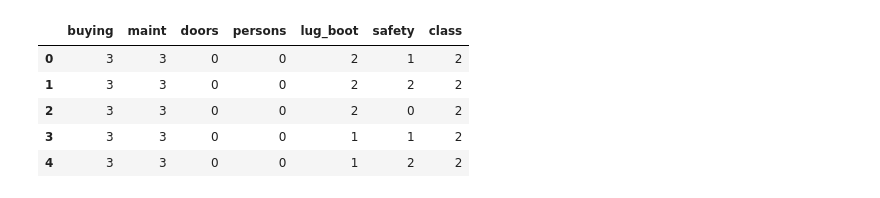
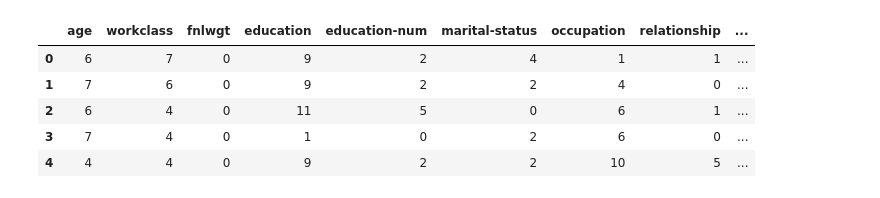
Before and after one commit to tulip-lab/ganblr, a Jupyter notebook: usage_example.ipynb, the cells around one changed output. Saved outputs shown, nothing was run; the diff lists cells and outputs as text; code cells hidden in the pictures.

```diff
--- a/usage_example.ipynb
+++ b/usage_example.ipynb
@@ -1,20 +1,20 @@
 # %%
 import numpy as np
-from sklearn.preprocessing import OrdinalEncoder
+from sklearn.preprocessing import OrdinalEncoder, LabelEncoder
 from sklearn.model_selection import train_test_split
 from ganblr.utils import get_demo_data
 import warnings
 warnings.filterwarnings('ignore')
 
-df = get_demo_data('car') #Optional: adult or car
+df = get_demo_data('adult') #Optional: adult or car
 df.head()
 # %% [output]
-|  | buying | maint | doors | persons | lug_boot | safety | class |
-| 0 | 3 | 3 | 0 | 0 | 2 | 1 | 2 |
-| 1 | 3 | 3 | 0 | 0 | 2 | 2 | 2 |
-| 2 | 3 | 3 | 0 | 0 | 2 | 0 | 2 |
-| 3 | 3 | 3 | 0 | 0 | 1 | 1 | 2 |
-| 4 | 3 | 3 | 0 | 0 | 1 | 2 | 2 |
+|  | age | workclass | fnlwgt | education | education-num | marital-status | occupation | relationship | ... |
+| 0 | 6 | 7 | 0 | 9 | 2 | 4 | 1 | 1 | ... |
+| 1 | 7 | 6 | 0 | 9 | 2 | 2 | 4 | 0 | ... |
+| 2 | 6 | 4 | 0 | 11 | 5 | 0 | 6 | 1 | ... |
+| 3 | 7 | 4 | 0 | 1 | 0 | 2 | 6 | 0 | ... |
+| 4 | 4 | 4 | 0 | 9 | 2 | 2 | 10 | 5 | ... |
 # %%
 data = OrdinalEncoder(dtype=int).fit_transform(df)
 x, y = data[:,:-1], data[:,-1]
```
Also changed, not shown: parts of 11 cells of this notebook.
